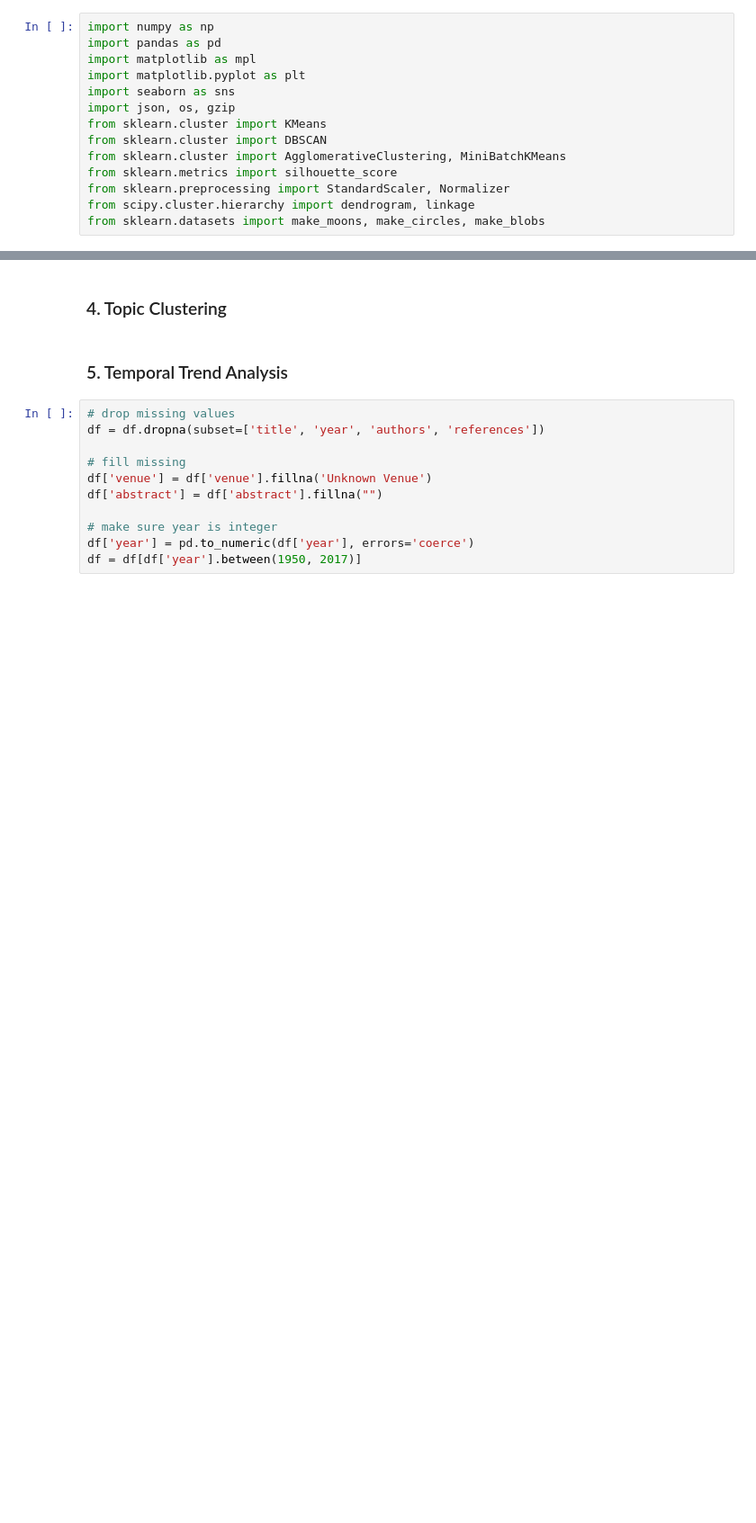
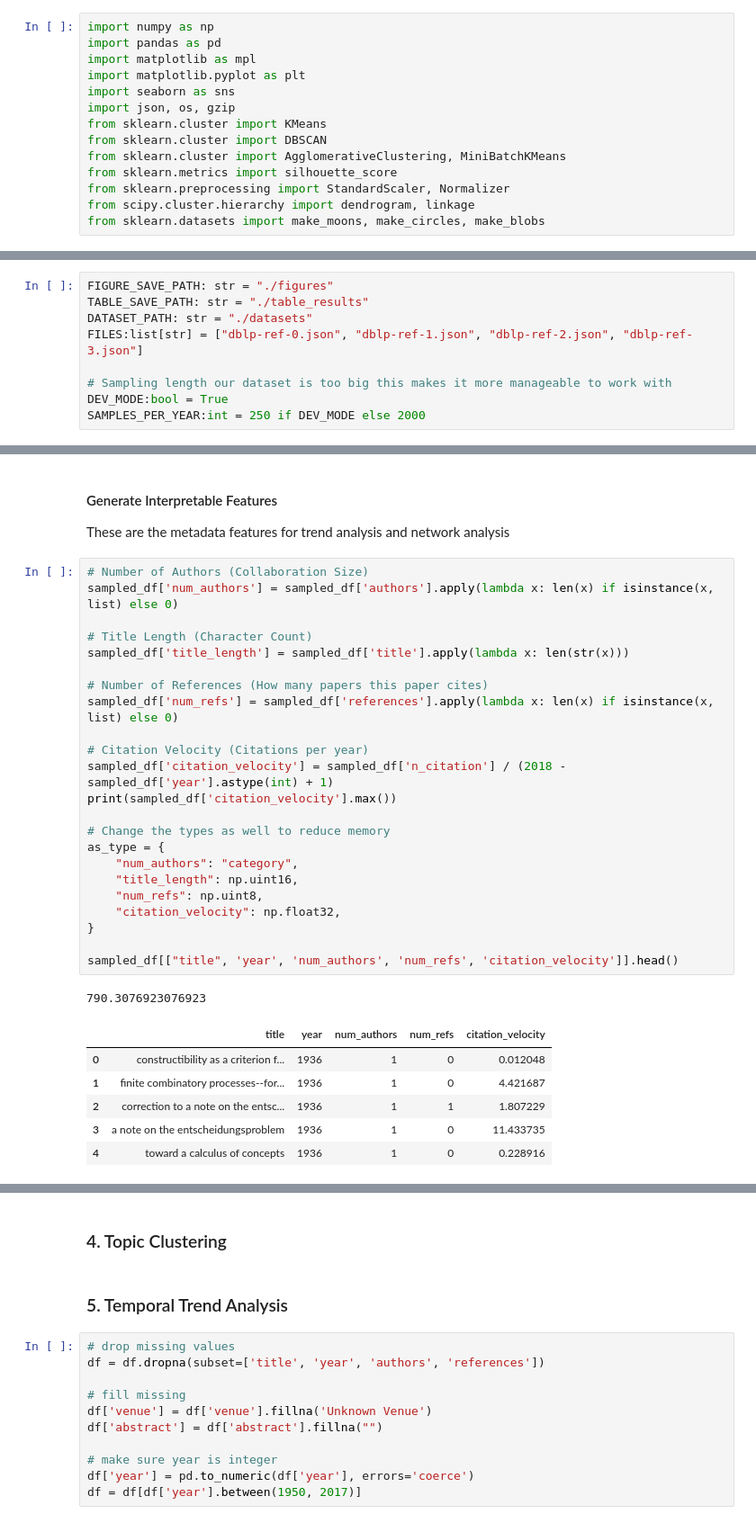
Before and after one commit to diamondoladeji/data-science-project, a Jupyter notebook: project.ipynb, the cells around one changed output, grey strips where cells are left out. Shown at 90% size. Saved outputs shown, nothing was run; the diff lists cells and outputs as text; blank space fills up the shorter version.

```diff
--- a/project.ipynb
+++ b/project.ipynb
@@ -15 +19,10 @@ from sklearn.datasets import make_moons, make_circles, make_blobs
+# %%
+FIGURE_SAVE_PATH: str = "./figures"
+TABLE_SAVE_PATH: str = "./table_results"
+DATASET_PATH: str = "./datasets"
+FILES:list[str] = ["dblp-ref-0.json", "dblp-ref-1.json", "dblp-ref-2.json", "dblp-ref-3.json"]
+
+# Sampling length our dataset is too big this makes it more manageable to work with
+DEV_MODE:bool = True
+SAMPLES_PER_YEAR:int = 250 if DEV_MODE else 2000
 # %% [markdown]
@@ -45,0 +175,34 @@ df.head()
+# %% [markdown]
+#### Generate Interpretable Features
+These are the metadata features for trend analysis and network analysis
+# %%
+# Number of Authors (Collaboration Size)
+sampled_df['num_authors'] = sampled_df['authors'].apply(lambda x: len(x) if isinstance(x, list) else 0)
+
+# Title Length (Character Count)
+sampled_df['title_length'] = sampled_df['title'].apply(lambda x: len(str(x)))
+
+# Number of References (How many papers this paper cites)
+sampled_df['num_refs'] = sampled_df['references'].apply(lambda x: len(x) if isinstance(x, list) else 0)
+
+# Citation Velocity (Citations per year)
+sampled_df['citation_velocity'] = sampled_df['n_citation'] / (2018 - sampled_df['year'].astype(int) + 1)
+print(sampled_df['citation_velocity'].max())
+
+# Change the types as well to reduce memory
+as_type = {
+    "num_authors": "category",
+    "title_length": np.uint16,
+    "num_refs": np.uint8,
+    "citation_velocity": np.float32,
+}
+
+sampled_df[["title", 'year', 'num_authors', 'num_refs', 'citation_velocity']].head()
+# %% [output]
+790.3076923076923
+|  | title | year | num_authors | num_refs | citation_velocity |
+| 0 | constructibility as a criterion f... | 1936 | 1 | 0 | 0.012048 |
+| 1 | finite combinatory processes--for... | 1936 | 1 | 0 | 4.421687 |
+| 2 | correction to a note on the entsc... | 1936 | 1 | 1 | 1.807229 |
+| 3 | a note on the entscheidungsproblem | 1936 | 1 | 0 | 11.433735 |
+| 4 | toward a calculus of concepts | 1936 | 1 | 0 | 0.228916 |
```
Also changed, not shown: parts of 16 cells of this notebook, 17 other files.
